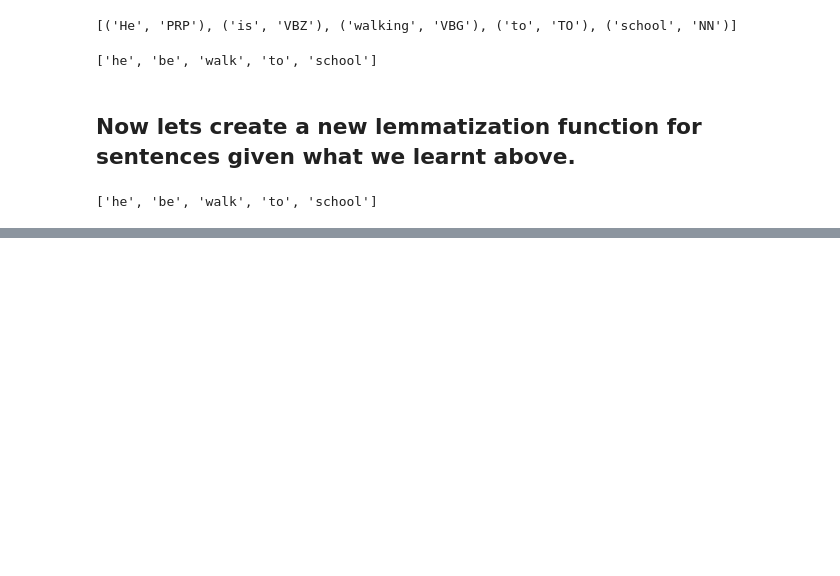
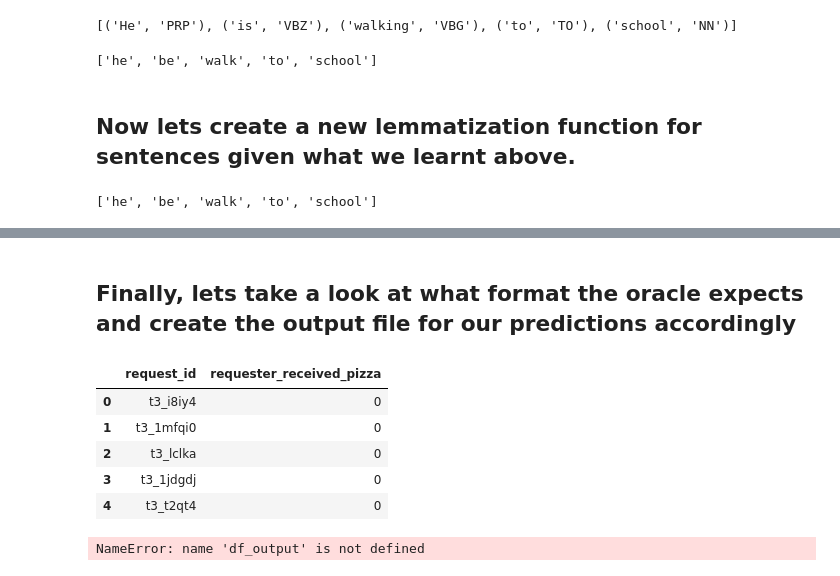
Before and after one commit to avinash-mishra/nlp-with-nltk, a Jupyter notebook: basic_nlp.ipynb, the cells around one changed output, grey strips where cells are left out. Cells and saved outputs as stored; diff of their text form; code cells hidden in the pictures; blank space fills up the shorter version.

Commit message:
completed basic nlp with handson

```diff
--- a/basic_nlp.ipynb
+++ b/basic_nlp.ipynb
@@ -363,0 +658,16 @@ lemmatize_sent('He is walking to school')
+# %%
+# Initialize the vectorizer and
+# override the analyzer totally with the preprocess_text().
+# Note: the vectorizer is just an 'empty' object now.
+
+count_vect = CountVectorizer(analyzer=preprocess_text)
+
+# When we use `CounterVectorizer.fit_transform`,
+# we essentially create the dictionary and
+# vectorize our input text at the same time.
+train_set = count_vect.fit_transform(train['request_text_edit_aware'])
+train_tags = train['requester_received_pizza']
+
+# When vectorizing the validation data, we use `Countvectorizer.transform()`
+valid_set = count_vect.transform(valid['request_text_edit_aware'])
+valid_tags = valid['requester_received_pizza']
@@ -363,0 +714,12 @@ lemmatize_sent('He is walking to school')
+# %%
+full_train_set = count_vect.fit_transform(df_train['request_text_edit_aware'])
+full_tags = df_train['requester_received_pizza']
+
+# Note : We have to re-vectorize the test set since
+# Now our vectorizer is different using the full training set
+
+test_set = count_vect.transform(df_test['request_text_edit_aware'])
+
+# To train the classifier
+clf = MultinomialNB()
+clf.fit(full_train_set, full_tags)
@@ -363,0 +730,5 @@ lemmatize_sent('He is walking to school')
+# %%
+# To predict our tags (i.e. whether requesters get their pizza),
+# we feed the vectorized `test_set` to .predit()
+
+predictions = clf.predict(test_set)
@@ -363,0 +769,22 @@ lemmatize_sent('He is walking to school')
+# %% [markdown]
+## Finally, lets take a look at what format the oracle expects and create the output file for our predictions accordingly
+# %%
+df_output = pd.DataFrame({'request_id': list(df_test['request_id']),
+                          'requester_received_pizza': list(predictions)
+                          })
+
+# convert the predictions from boolean to interger.
+df_output['requester_received_pizza'] = df_output['requester_received_pizza'].astype(int)
+df_output.head()
+# %% [output]
+|  | request_id | requester_received_pizza |
+| 0 | t3_i8iy4 | 0 |
+| 1 | t3_1mfqi0 | 0 |
+| 2 | t3_lclka | 0 |
+| 3 | t3_1jdgdj | 0 |
+| 4 | t3_t2qt4 | 0 |
+# %%
+# Create the csv file
+df_output.to_csv('basic-nlp-submission.csv', index=False)
+# %% [output]
+NameError: name 'df_output' is not defined
```
Also changed, not shown: parts of 68 cells of this notebook.
